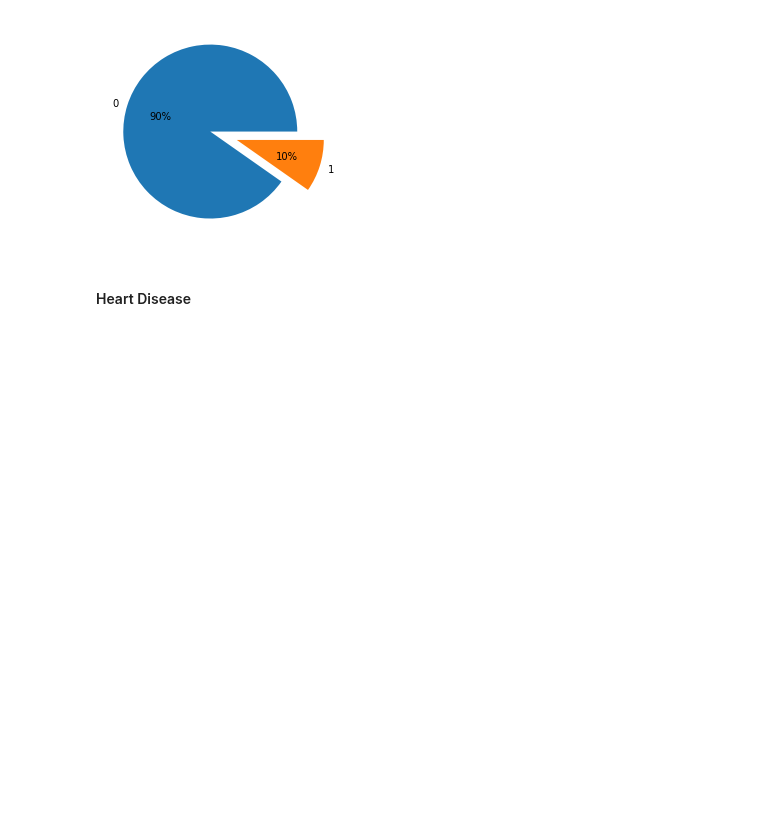
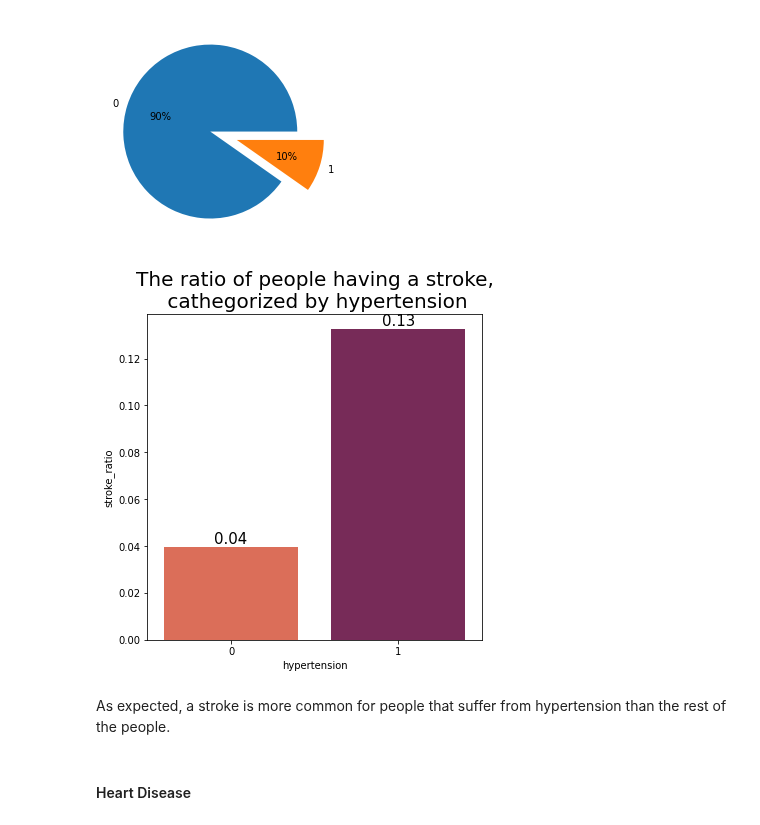
Before and after one commit to bori00/Stroke-Predictor, a Jupyter notebook: Stroke_Predictor.ipynb, the cells around one changed output. Drawn from its saved outputs; the diff is of its cells as text; code cells hidden in the pictures; blank space fills up the shorter version.

```diff
--- a/Stroke_Predictor.ipynb
+++ b/Stroke_Predictor.ipynb
@@ -212,6 +232,12 @@ plt.pie(hypertension_value_counts.array, labels=hypertension_value_counts.index,
 plt.show()
 # %% [output]
 [figure]
+# %%
+plot_categorical_variable_stroke_ratio(stroke_df, "hypertension", "The ratio of people having a stroke,\n cathegorized by hypertension")
+# %% [output]
+[figure, added]
+# %% [markdown]
+As expected, a stroke is more common for people that suffer from hypertension than the rest of the people.
 # %% [markdown]
 #### Heart Disease
 # %% [markdown]
```
Also changed, not shown: parts of 28 cells of this notebook.
